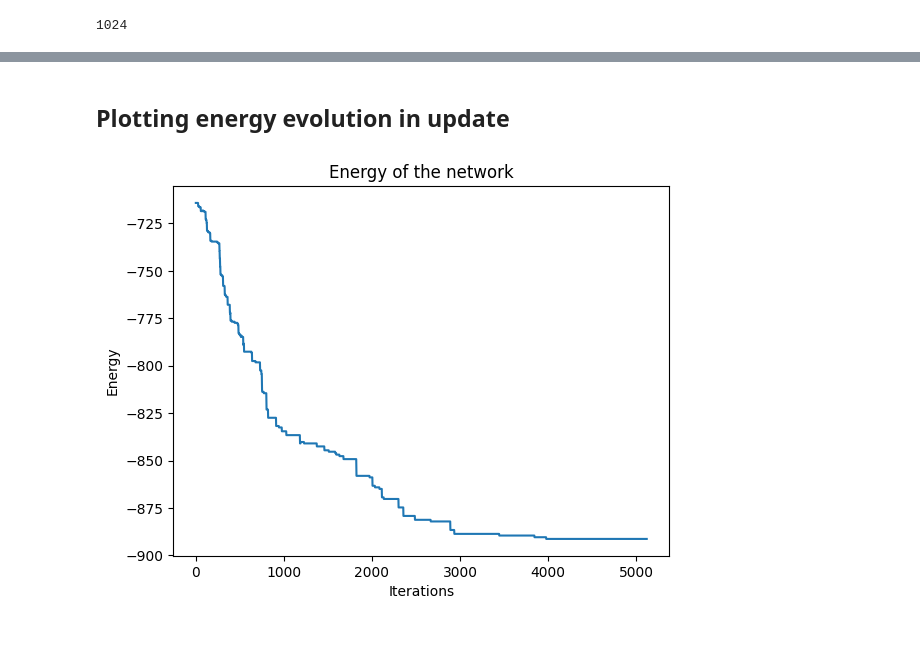
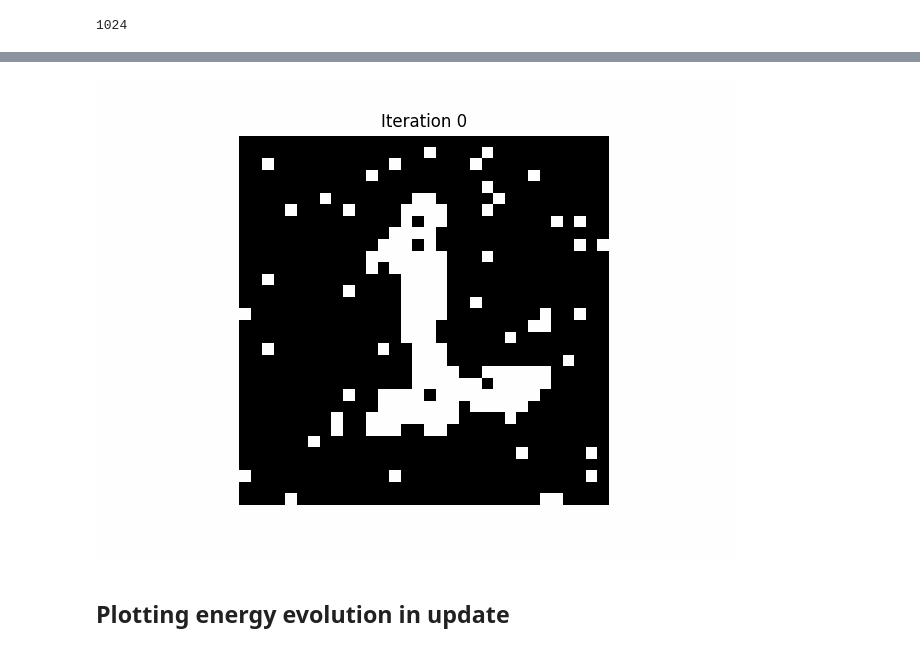
Before and after one commit to U-n-Own/UniversityNotes, a Jupyter notebook: Assignments/ComputationalNeuroscience/SecondAssignment/Hopfield.ipynb, the cells around one changed output, grey strips where cells are left out. Drawn from its saved outputs; the diff is of its cells as text; code cells hidden in the pictures.

```diff
--- a/Assignments/ComputationalNeuroscience/SecondAssignment/Hopfield.ipynb
+++ b/Assignments/ComputationalNeuroscience/SecondAssignment/Hopfield.ipynb
@@ -70,13 +103,16 @@ Text(0.5, 1.0, 'Recovered pattern')
+# %%
+# Show the gif in the notebook
+from IPython.display import Image
+Image('recall30fps.gif')
+# %% [output]
+[figure, added]
 # %% [markdown]
 ## Plotting energy evolution in update
 # %%
-# change energy to be a list from np array
-# plot the energy
-
-plt.plot(np.array(energy).flatten())
-plt.xlabel('Iterations')
-plt.ylabel('Energy')
-plt.title('Energy of the network')
-plt.show()
+def plot_energy(energy):
+    # change energy to be a list from np array
+    # plot the energy
+    plt.plot(np.array(energy).flatten())
+    plt.xlabel('Iterations')
+    plt.ylabel('Energy')
+    plt.title('Energy of the network')
-# %% [output]
-[figure, removed]
```
Also changed, not shown: parts of 8 cells of this notebook, 2 other files.
